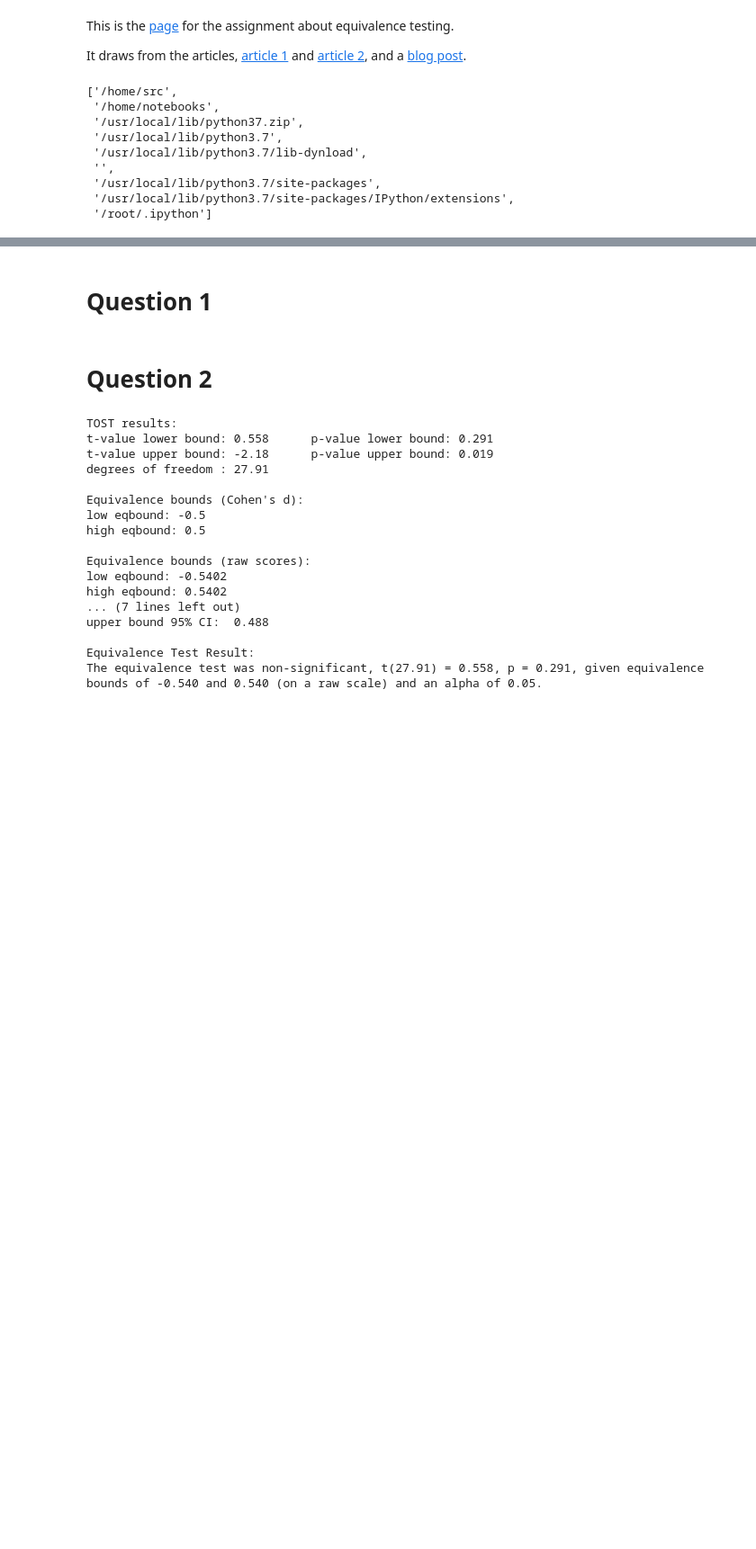
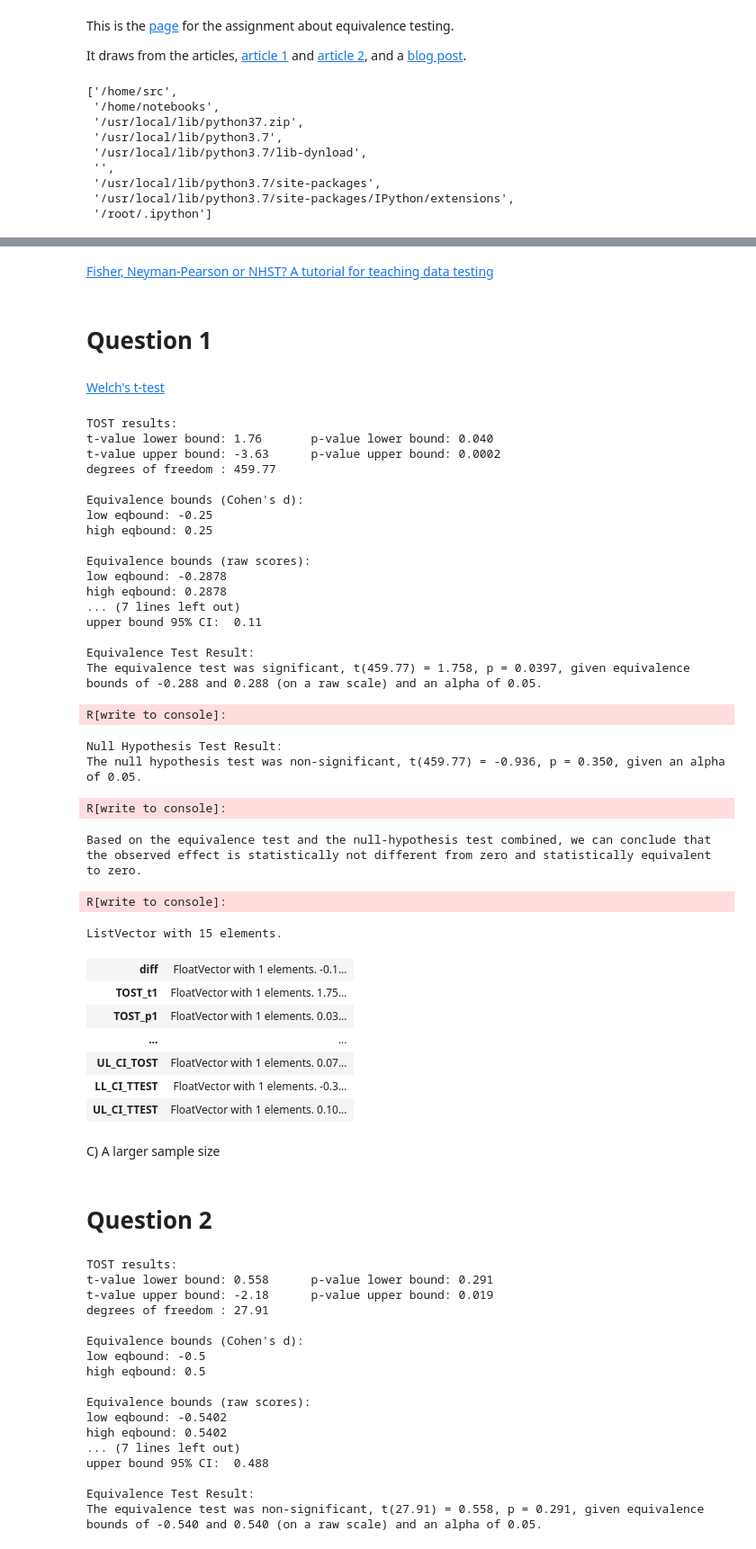
Before and after one commit to bcrestel/coursera_statisticalinferences, a Jupyter notebook: notebooks/week_6_equivalence_testing.ipynb, the cells around one changed output, grey strips where cells are left out. Shown at 90% size. Saved outputs shown, nothing was run; the diff lists cells and outputs as text; code cells hidden in the pictures; blank space fills up the shorter version.

```diff
--- a/notebooks/week_6_equivalence_testing.ipynb
+++ b/notebooks/week_6_equivalence_testing.ipynb
@@ -51,5 +73,45 @@ toster = rpackages.importr("TOSTER")
+# %% [markdown]
+[Fisher, Neyman-Pearson or NHST? A tutorial for teaching data testing](https://www.frontiersin.org/articles/10.3389/fpsyg.2015.00223/full)
 # %% [markdown]
 # Question 1
+# %% [markdown]
+[Welch's t-test](https://en.wikipedia.org/wiki/Welch%27s_t-test)
+# %%
+toster.TOSTtwo(m1=4.2,m2=4.3,sd1=1.1,sd2=1.2,n1=230,n2=234,low_eqbound_d=-0.25,high_eqbound_d=0.25)
+# %% [output]
+TOST results:
+t-value lower bound: 1.76       p-value lower bound: 0.040
+t-value upper bound: -3.63      p-value upper bound: 0.0002
+degrees of freedom : 459.77
+
+Equivalence bounds (Cohen's d):
+low eqbound: -0.25
+high eqbound: 0.25
+
+Equivalence bounds (raw scores):
+low eqbound: -0.2878
+high eqbound: 0.2878
+... (7 lines left out)
+upper bound 95% CI:  0.11
+
+Equivalence Test Result:
+The equivalence test was significant, t(459.77) = 1.758, p = 0.0397, given equivalence bounds of -0.288 and 0.288 (on a raw scale) and an alpha of 0.05.
+R[write to console]:
+Null Hypothesis Test Result:
+The null hypothesis test was non-significant, t(459.77) = -0.936, p = 0.350, given an alpha of 0.05.
+R[write to console]:
+Based on the equivalence test and the null-hypothesis test combined, we can conclude that the observed effect is statistically not different from zero and statistically equivalent to zero.
+R[write to console]:
+ListVector with 15 elements.
+| diff | FloatVector with 1 elements. -0.1... |
+| TOST_t1 | FloatVector with 1 elements. 1.75... |
+| TOST_p1 | FloatVector with 1 elements. 0.03... |
+| ... | ... |
+| UL_CI_TOST | FloatVector with 1 elements. 0.07... |
+| LL_CI_TTEST | FloatVector with 1 elements. -0.3... |
+| UL_CI_TTEST | FloatVector with 1 elements. 0.10... |
+# %% [markdown]
+C) A larger sample size
 # %% [markdown]
 # Question 2
 # %%
```
Also changed, not shown: parts of 31 cells of this notebook.
